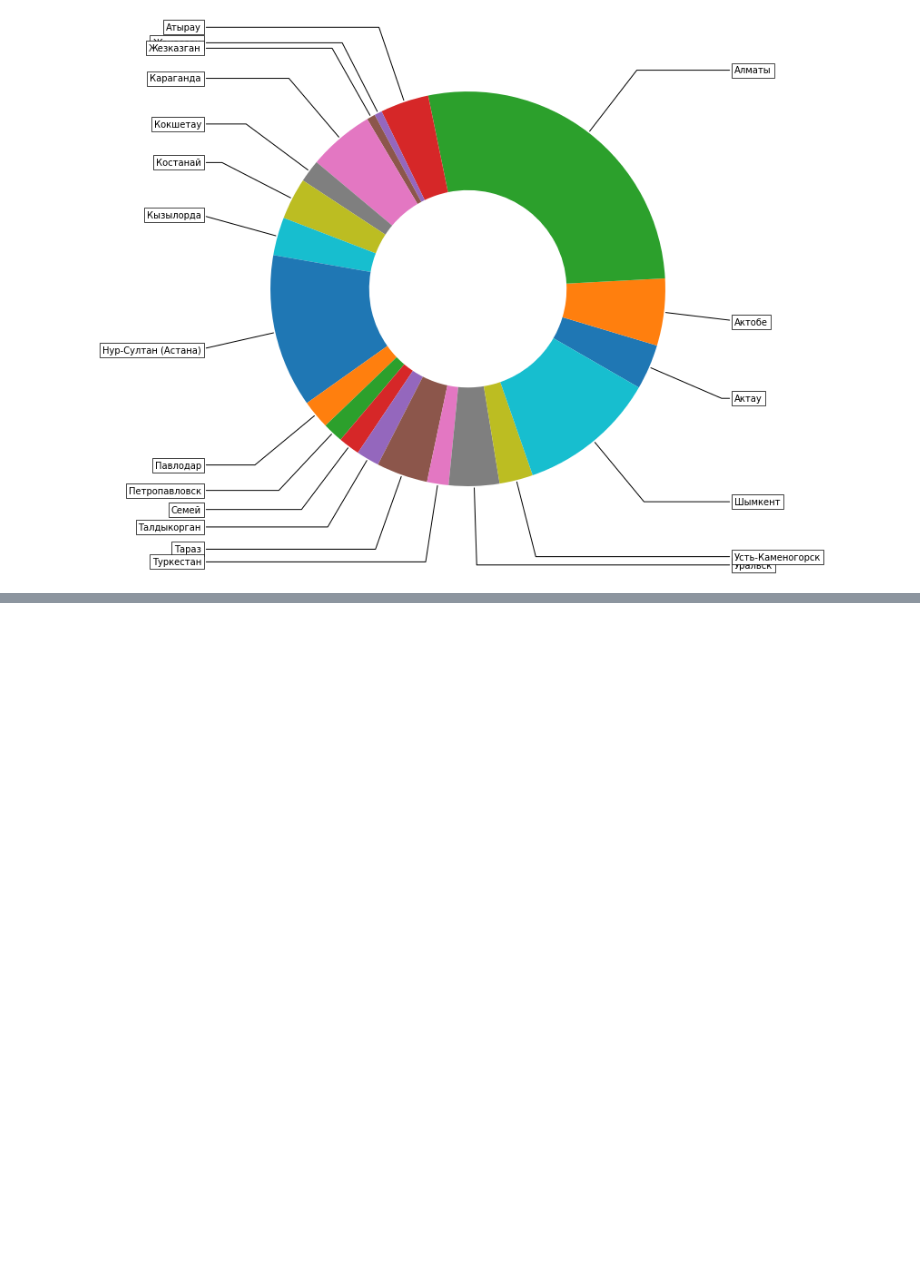
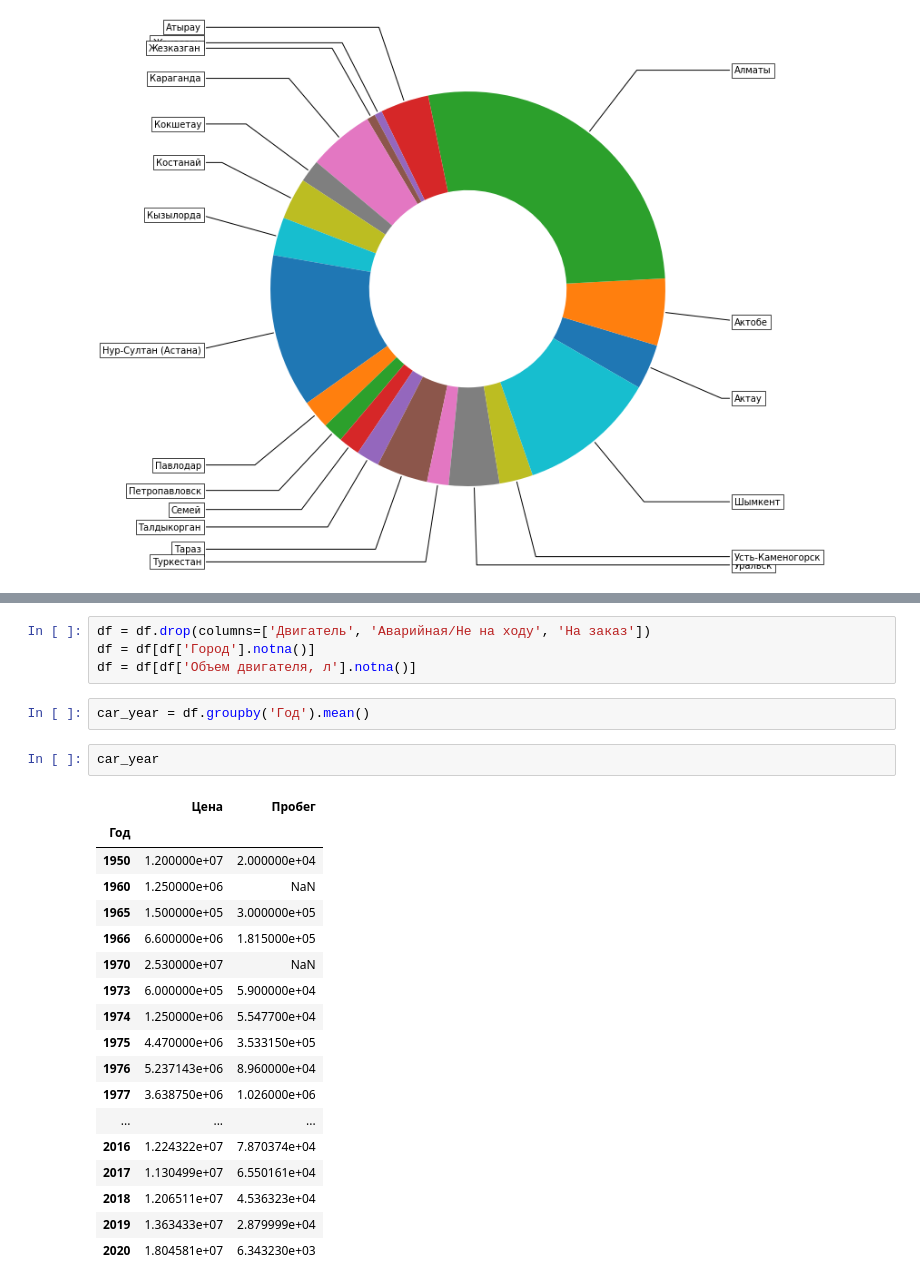
Before and after one commit to nuradilK/secondary_car_market, a Jupyter notebook: kolesa.ipynb, the cells around one changed output, grey strips where cells are left out. Cells and saved outputs as stored; diff of their text form; blank space fills up the shorter version.

```diff
--- a/kolesa.ipynb
+++ b/kolesa.ipynb
@@ -242,0 +296,27 @@ plt.show()
+# %%
+df = df.drop(columns=['Двигатель', 'Аварийная/Не на ходу', 'На заказ'])
+df = df[df['Город'].notna()]
+df = df[df['Объем двигателя, л'].notna()]
+# %%
+car_year = df.groupby('Год').mean()
+# %%
+car_year
+# %% [output]
+|  | Цена | Пробег |
+| Год |  |  |
+| 1950 | 1.200000e+07 | 2.000000e+04 |
+| 1960 | 1.250000e+06 | NaN |
+| 1965 | 1.500000e+05 | 3.000000e+05 |
+| 1966 | 6.600000e+06 | 1.815000e+05 |
+| 1970 | 2.530000e+07 | NaN |
+| 1973 | 6.000000e+05 | 5.900000e+04 |
+| 1974 | 1.250000e+06 | 5.547700e+04 |
+| 1975 | 4.470000e+06 | 3.533150e+05 |
+| 1976 | 5.237143e+06 | 8.960000e+04 |
+| 1977 | 3.638750e+06 | 1.026000e+06 |
+| ... | ... | ... |
+| 2016 | 1.224322e+07 | 7.870374e+04 |
+| 2017 | 1.130499e+07 | 6.550161e+04 |
+| 2018 | 1.206511e+07 | 4.536323e+04 |
+| 2019 | 1.363433e+07 | 2.879999e+04 |
+| 2020 | 1.804581e+07 | 6.343230e+03 |
```
Also changed, not shown: parts of 25 cells of this notebook.
